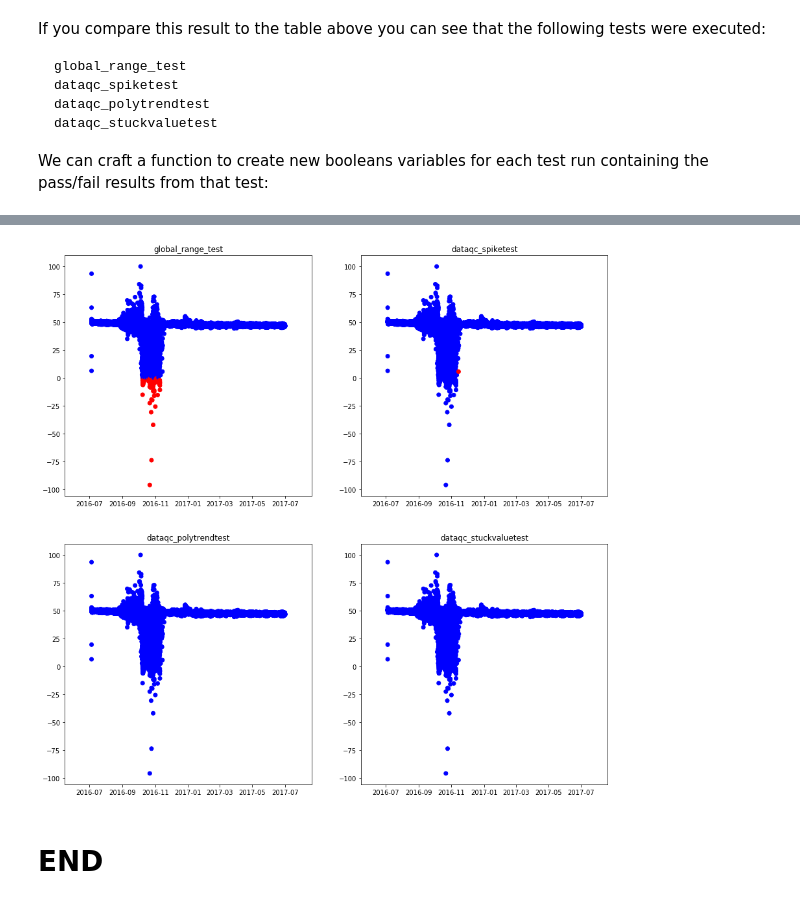
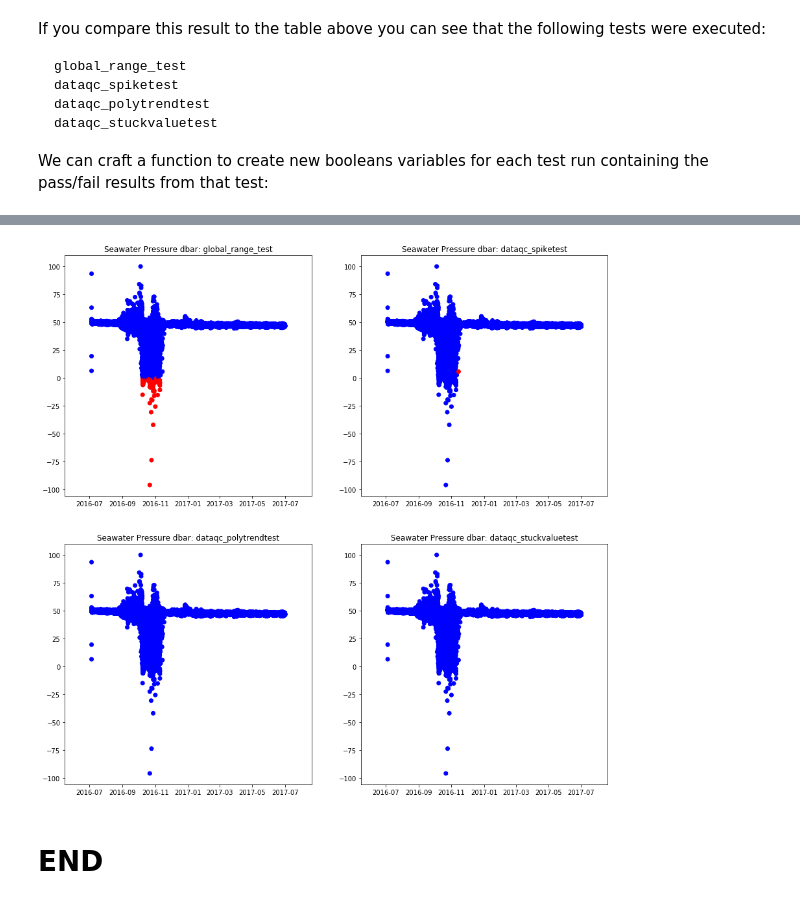
Before and after one commit to leilabbb/OOI-notebooks-4-class, a Jupyter notebook: Read-OOI-QC-Flags.ipynb, the cells around one changed output, grey strips where cells are left out. Cells and saved outputs as stored; diff of their text form; code cells hidden in the pictures.

```diff
--- a/Read-OOI-QC-Flags.ipynb
+++ b/Read-OOI-QC-Flags.ipynb
@@ -81,3 +62,0 @@ Data variables:
-# %%
-# I don't want to see all the attributes
-ds.attrs = {}
@@ -199,16 +199,16 @@ time
 # %%
 import matplotlib.pyplot as plt
 fig = plt.figure()
 fig.set_figheight(15)
 fig.set_figwidth(15)
 plt.subplot(2, 2, 1)
 for x in [1,2,3,4]:
     col_name = df.columns[x]
     colors_i = ['b' if flag==True else 'r' for flag in df[col_name]]
     plt.subplot(2, 2, x)
     plt.scatter(df.index,df['ctdmo_seawater_pressure'], color=colors_i)
-    plt.title(df.columns[x])
+    plt.title('Seawater Pressure dbar: '+df.columns[x])
 # %% [output]
-[figure, old version]
+[figure, new version]
 # %% [markdown]
 # END
```
Also changed, not shown: parts of 6 cells of this notebook, 7 other files.
